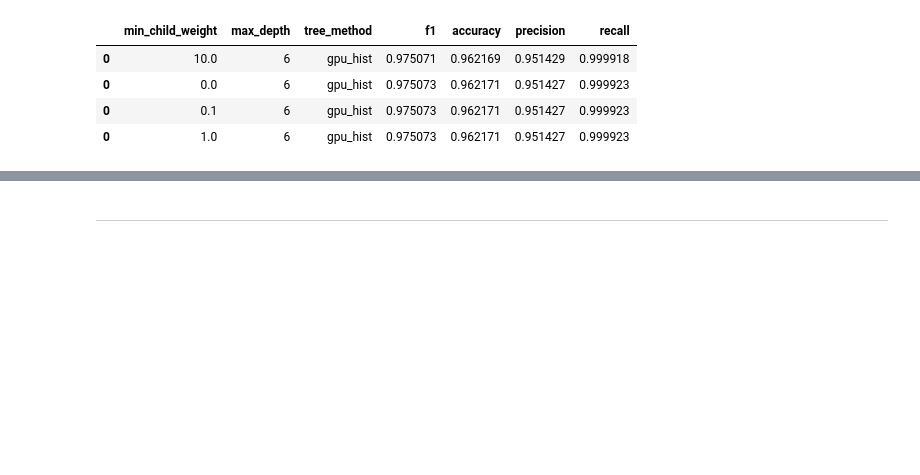
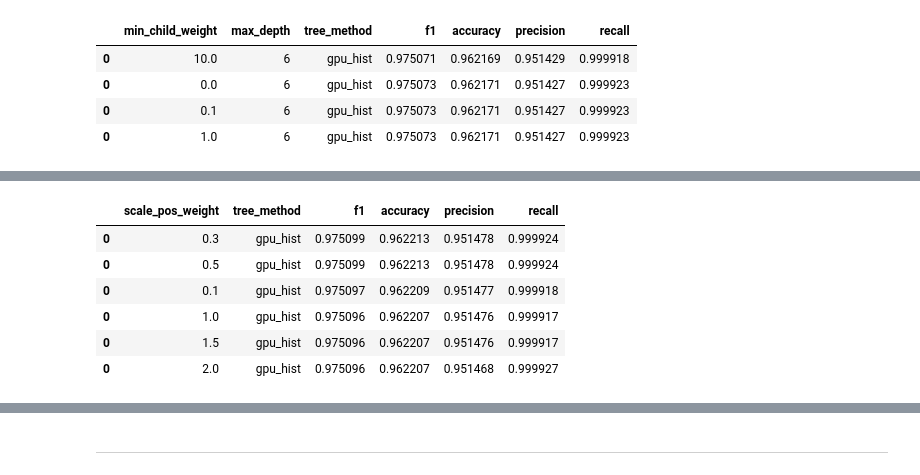
Before and after one commit to LRAbbade/IoT_anomaly_detection, a Jupyter notebook: iot23_control_training.ipynb, the cells around one changed output, grey strips where cells are left out. Cells and saved outputs as stored; diff of their text form; code cells hidden in the pictures; blank space fills up the shorter version.

```diff
--- a/iot23_control_training.ipynb
+++ b/iot23_control_training.ipynb
@@ -496,3 +505,13 @@ xgb_grid_search(params_list = [
 | 0 | 0.0 | 6 | gpu_hist | 0.975073 | 0.962171 | 0.951427 | 0.999923 |
 | 0 | 0.1 | 6 | gpu_hist | 0.975073 | 0.962171 | 0.951427 | 0.999923 |
 | 0 | 1.0 | 6 | gpu_hist | 0.975073 | 0.962171 | 0.951427 | 0.999923 |
+# %%
+xgb_grid_search(params_list = [
+    {'scale_pos_weight': 0.1, 'tree_method': 'gpu_hist'},
+    {'scale_pos_weight': 0.3, 'tree_method': 'gpu_hist'},
+    {'scale_pos_weight': 0.5, 'tree_method': 'gpu_hist'},
+    {'scale_pos_weight': 1, 'tree_method': 'gpu_hist'},        # default
+    {'scale_pos_weight': 1.5, 'tree_method': 'gpu_hist'},
+    {'scale_pos_weight': 2, 'tree_method': 'gpu_hist'}
+])
+# %% [output]
@@ -499 +519,8 @@ xgb_grid_search(params_list = [
+|  | scale_pos_weight | tree_method | f1 | accuracy | precision | recall |
+| 0 | 0.3 | gpu_hist | 0.975099 | 0.962213 | 0.951478 | 0.999924 |
+| 0 | 0.5 | gpu_hist | 0.975099 | 0.962213 | 0.951478 | 0.999924 |
+| 0 | 0.1 | gpu_hist | 0.975097 | 0.962209 | 0.951477 | 0.999918 |
+| 0 | 1.0 | gpu_hist | 0.975096 | 0.962207 | 0.951476 | 0.999917 |
+| 0 | 1.5 | gpu_hist | 0.975096 | 0.962207 | 0.951476 | 0.999917 |
+| 0 | 2.0 | gpu_hist | 0.975096 | 0.962207 | 0.951468 | 0.999927 |
 # %%
```
Also changed, not shown: parts of 10 cells of this notebook.
